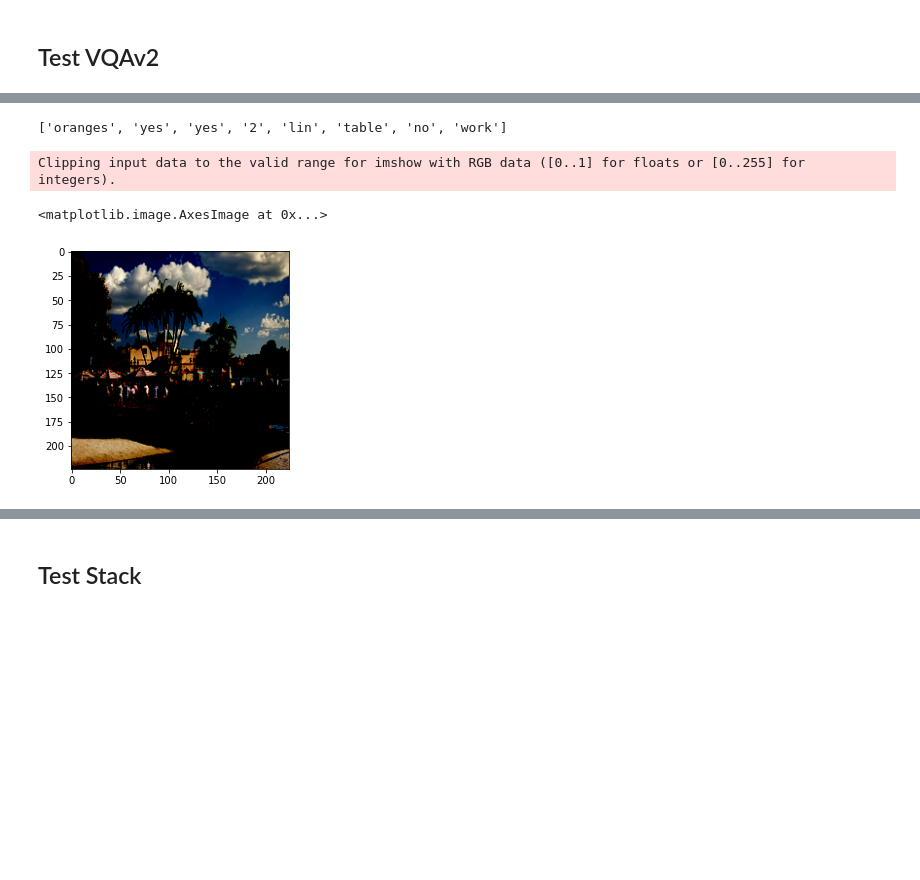
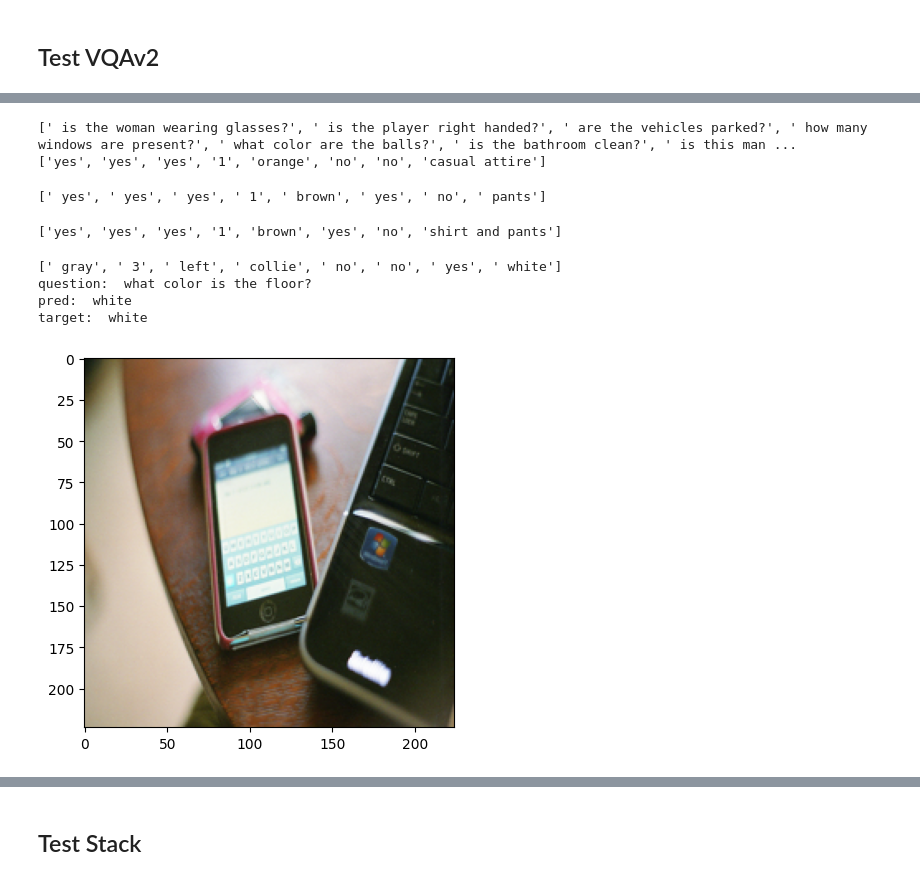
Before and after one commit to sohananisetty/OFA_VQA, a Jupyter notebook: ofa_vqa.ipynb, the cells around one changed output, grey strips where cells are left out. Cells and saved outputs as stored; diff of their text form; code cells hidden in the pictures; blank space fills up the shorter version.

Commit message:
clean up

```diff
--- a/ofa_vqa.ipynb
+++ b/ofa_vqa.ipynb
@@ -176,6 +185,6 @@ NameError: name 'pretrained' is not defined
 # %%
-model_p = OFAModelForVQA.from_pretrained(pretrained, use_cache=False)
-model_f = OFAModelForVQA.from_pretrained('/coc/scratch/sanisetty3/DLM/OFA-tiny-fine-tune/', use_cache=False)
+model_p = OFAModelForVQA.from_pretrained(pretrained, use_cache=False).cuda()
+model_f = OFAModelForVQA.from_pretrained(finetuned, use_cache=False).cuda()
 # %%
 mean, std = [0.5, 0.5, 0.5], [0.5, 0.5, 0.5]
 resolution = 480
@@ -206,10 +211,33 @@ print(tokenizer_p.batch_decode(batch["input_ids"], skip_special_tokens=True))
-# %%
-print(tokenizer_p.batch_decode(batch["target"], skip_special_tokens=True))
-# %% [output]
-['oranges', 'yes', 'yes', '2', 'lin', 'table', 'no', 'work']
 # %%
-plt.imshow(batch["patch_images"][0].permute(1,2,0).cpu().numpy())
+# plt.imshow(batch["patch_images"][0].permute(1,2,0).cpu().numpy()*[0.5, 0.5, 0.5]+ [0.5, 0.5, 0.5])
-# %% [output]
-Clipping input data to the valid range for imshow with RGB data ([0..1] for floats or [0..255] for integers).
-<matplotlib.image.AxesImage at 0x...>
-[figure, removed]
+# %%
+print(tokenizer_p.batch_decode(batch["input_ids"], skip_special_tokens=True))
+print(tokenizer_p.batch_decode(batch["target"], skip_special_tokens=True))
+# %% [output]
+[' is the woman wearing glasses?', ' is the player right handed?', ' are the vehicles parked?', ' how many windows are present?', ' what color are the balls?', ' is the bathroom clean?', ' is this man ...
+['yes', 'yes', 'yes', '1', 'orange', 'no', 'no', 'casual attire']
+# %%
+gen = model_p.generate(batch["input_ids"].cuda(), patch_images=batch["patch_images"].cuda(), num_beams=5, no_repeat_ngram_size=3)
+print(tokenizer_p.batch_decode(gen, skip_special_tokens=True))
+# %% [output]
+[' yes', ' yes', ' yes', ' 1', ' brown', ' yes', ' no', ' pants']
+# %%
+gen_fin = model_f.generate(batch["input_ids"].cuda(), patch_images=batch["patch_images"].cuda(), num_beams=5, no_repeat_ngram_size=3)
+print(tokenizer_p.batch_decode(gen_fin, skip_special_tokens=True))
+# %% [output]
+['yes', 'yes', 'yes', '1', 'brown', 'yes', 'no', 'shirt and pants']
+# %%
+indx = 7
+img = batch["patch_images"][indx].permute(1,2,0).cpu().numpy()*[0.5, 0.5, 0.5]+ [0.5, 0.5, 0.5]
+plt.imshow(img)
+gen = model_p.generate(batch["input_ids"].cuda(), patch_images=batch["patch_images"].cuda(), num_beams=5, no_repeat_ngram_size=3)
+print(tokenizer_p.batch_decode(gen, skip_special_tokens=True))
+print("question: ", tokenizer_p.batch_decode(batch["input_ids"], skip_special_tokens=True)[indx].strip())
+print("pred: ",tokenizer_p.batch_decode(gen, skip_special_tokens=True)[indx].strip())
+print("target: " , tokenizer_p.batch_decode(batch["target"], skip_special_tokens=True)[indx])
+# %% [output]
+[' gray', ' 3', ' left', ' collie', ' no', ' no', ' yes', ' white']
+question:  what color is the floor?
+pred:  white
+target:  white
+[figure, added]
```
Also changed, not shown: parts of 55 cells of this notebook, 4 other files.
